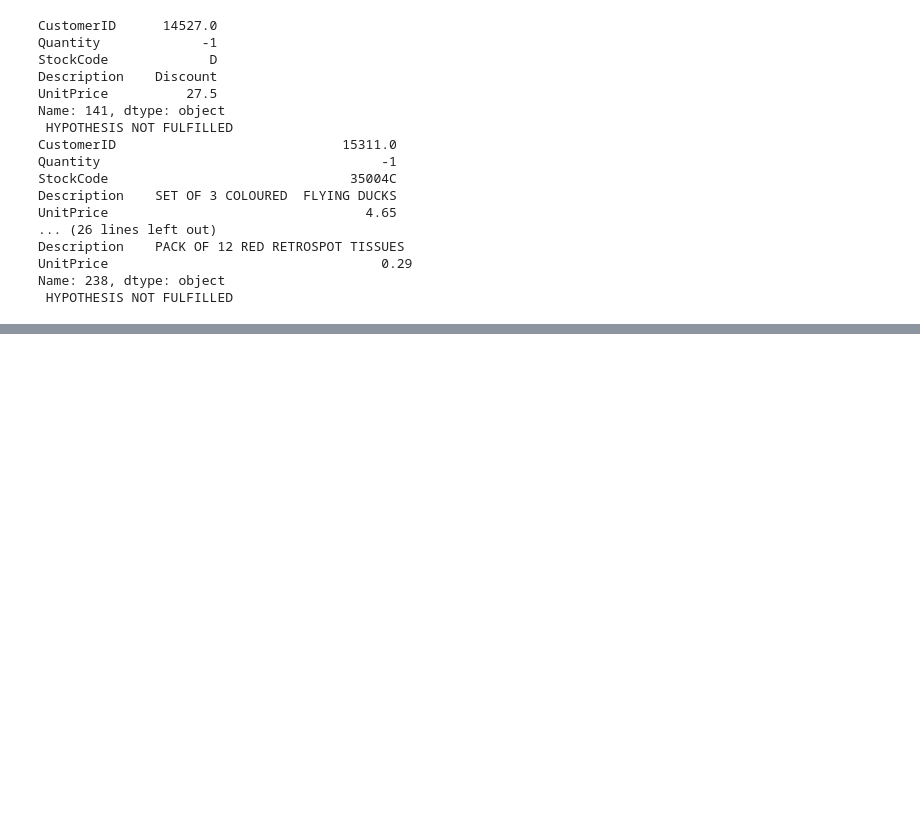
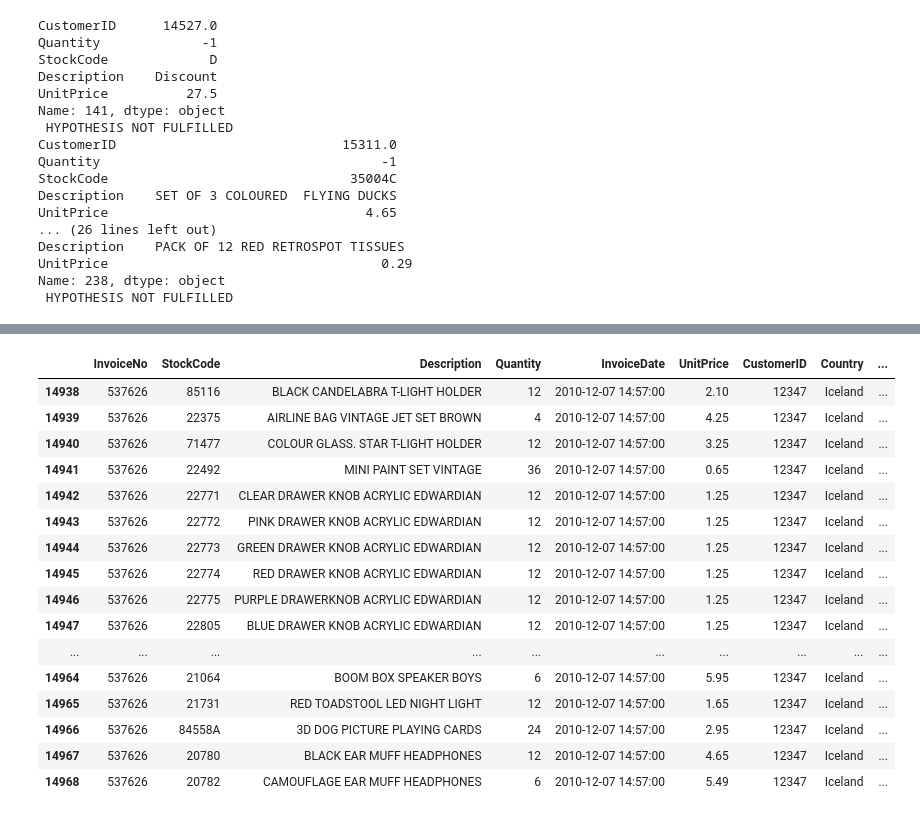
Before and after one commit to 464venkatsai/CustomerSegmentationAnalysis, a Jupyter notebook: Customer Segementation.ipynb, the cells around one changed output, grey strips where cells are left out. Drawn from its saved outputs; the diff is of its cells as text; code cells hidden in the pictures; blank space fills up the shorter version.

```diff
--- a/Customer Segementation.ipynb
+++ b/Customer Segementation.ipynb
@@ -196,21 +220,16 @@ Name: 238, dtype: object
 df_cleaned = data.copy(deep = True)
 df_cleaned['QuantityCanceled'] = 0
 
-entry_to_remove = []
-doubtful_entry = []
+entry_to_remove = [] ; doubtfull_entry = []
 
-for index, col in data.iterrows():
-    if col['Quantity'] > 0 or col['Description'] == 'Discount':
-        continue
-
-    df_test = data[(data["CustomerID"] == col["CustomerID"]) &
-                   (data["InvoiceNo"] == col["InvoiceNo"]) &
-                   (data["StockCode"] == col["StockCode"]) &
-                   (data["Quantity"] > 0) &
-                   (data["InvoiceDate"] > col["InvoiceDate"])].copy()
-
-    if df_test.shape[0] == 0:
-        doubtful_entry.append(index)
+for index, col in  data.iterrows():
+    if (col['Quantity'] > 0) or col['Description'] == 'Discount': continue
+    df_test = data[(data['CustomerID'] == col['CustomerID']) &
+                         (data['StockCode']  == col['StockCode']) &
+                         (data['InvoiceDate'] < col['InvoiceDate']) &
+                         (data['Quantity']   > 0)].copy()
+    if (df_test.shape[0] == 0):
+        doubtfull_entry.append(index)
     elif (df_test.shape[0] == 1):
         index_order = df_test.index[0]
         df_cleaned.loc[index_order, 'QuantityCanceled'] = -col['Quantity']
@@ -224,0 +250,3 @@ for index, col in data.iterrows():
+# %%
+df_cleaned.drop(entry_to_remove,inplace = True)
+df_cleaned.drop(doubtfull_entry,inplace=True)
@@ -224,0 +265,2 @@ for index, col in data.iterrows():
+# %%
+df_cleaned["CustomerID"]=df_cleaned["CustomerID"].astype(int)
@@ -224,0 +333,2 @@ for index, col in data.iterrows():
+# %%
+df_cleaned["TotalPrice"] = df_cleaned["UnitPrice"]*(df_cleaned["Quantity"]-df_cleaned["QuantityCanceled"])
@@ -224,0 +360,20 @@ for index, col in data.iterrows():
+# %%
+df_cleaned[(df_cleaned["CustomerID"]==12347) & (df_cleaned["InvoiceNo"]==537626)]
+# %% [output]
+|  | InvoiceNo | StockCode | Description | Quantity | InvoiceDate | UnitPrice | CustomerID | Country | ... |
+| 14938 | 537626 | 85116 | BLACK CANDELABRA T-LIGHT HOLDER | 12 | 2010-12-07 14:57:00 | 2.10 | 12347 | Iceland | ... |
+| 14939 | 537626 | 22375 | AIRLINE BAG VINTAGE JET SET BROWN | 4 | 2010-12-07 14:57:00 | 4.25 | 12347 | Iceland | ... |
+| 14940 | 537626 | 71477 | COLOUR GLASS. STAR T-LIGHT HOLDER | 12 | 2010-12-07 14:57:00 | 3.25 | 12347 | Iceland | ... |
+| 14941 | 537626 | 22492 | MINI PAINT SET VINTAGE | 36 | 2010-12-07 14:57:00 | 0.65 | 12347 | Iceland | ... |
+| 14942 | 537626 | 22771 | CLEAR DRAWER KNOB ACRYLIC EDWARDIAN | 12 | 2010-12-07 14:57:00 | 1.25 | 12347 | Iceland | ... |
+| 14943 | 537626 | 22772 | PINK DRAWER KNOB ACRYLIC EDWARDIAN | 12 | 2010-12-07 14:57:00 | 1.25 | 12347 | Iceland | ... |
+| 14944 | 537626 | 22773 | GREEN DRAWER KNOB ACRYLIC EDWARDIAN | 12 | 2010-12-07 14:57:00 | 1.25 | 12347 | Iceland | ... |
+| 14945 | 537626 | 22774 | RED DRAWER KNOB ACRYLIC EDWARDIAN | 12 | 2010-12-07 14:57:00 | 1.25 | 12347 | Iceland | ... |
+| 14946 | 537626 | 22775 | PURPLE DRAWERKNOB ACRYLIC EDWARDIAN | 12 | 2010-12-07 14:57:00 | 1.25 | 12347 | Iceland | ... |
+| 14947 | 537626 | 22805 | BLUE DRAWER KNOB ACRYLIC EDWARDIAN | 12 | 2010-12-07 14:57:00 | 1.25 | 12347 | Iceland | ... |
+| ... | ... | ... | ... | ... | ... | ... | ... | ... | ... |
+| 14964 | 537626 | 21064 | BOOM BOX SPEAKER BOYS | 6 | 2010-12-07 14:57:00 | 5.95 | 12347 | Iceland | ... |
+| 14965 | 537626 | 21731 | RED TOADSTOOL LED NIGHT LIGHT | 12 | 2010-12-07 14:57:00 | 1.65 | 12347 | Iceland | ... |
+| 14966 | 537626 | 84558A | 3D DOG PICTURE PLAYING CARDS | 24 | 2010-12-07 14:57:00 | 2.95 | 12347 | Iceland | ... |
+| 14967 | 537626 | 20780 | BLACK EAR MUFF HEADPHONES | 12 | 2010-12-07 14:57:00 | 4.65 | 12347 | Iceland | ... |
+| 14968 | 537626 | 20782 | CAMOUFLAGE EAR MUFF HEADPHONES | 6 | 2010-12-07 14:57:00 | 5.49 | 12347 | Iceland | ... |
```
Also changed, not shown: parts of 15 cells of this notebook.
